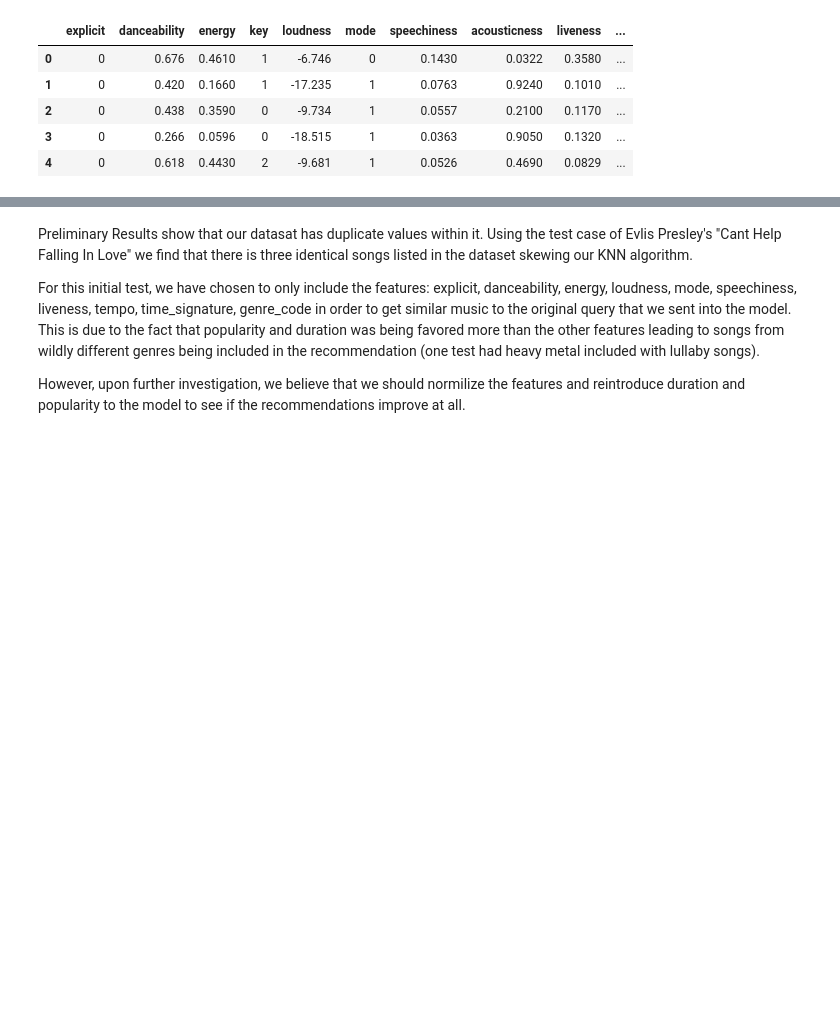
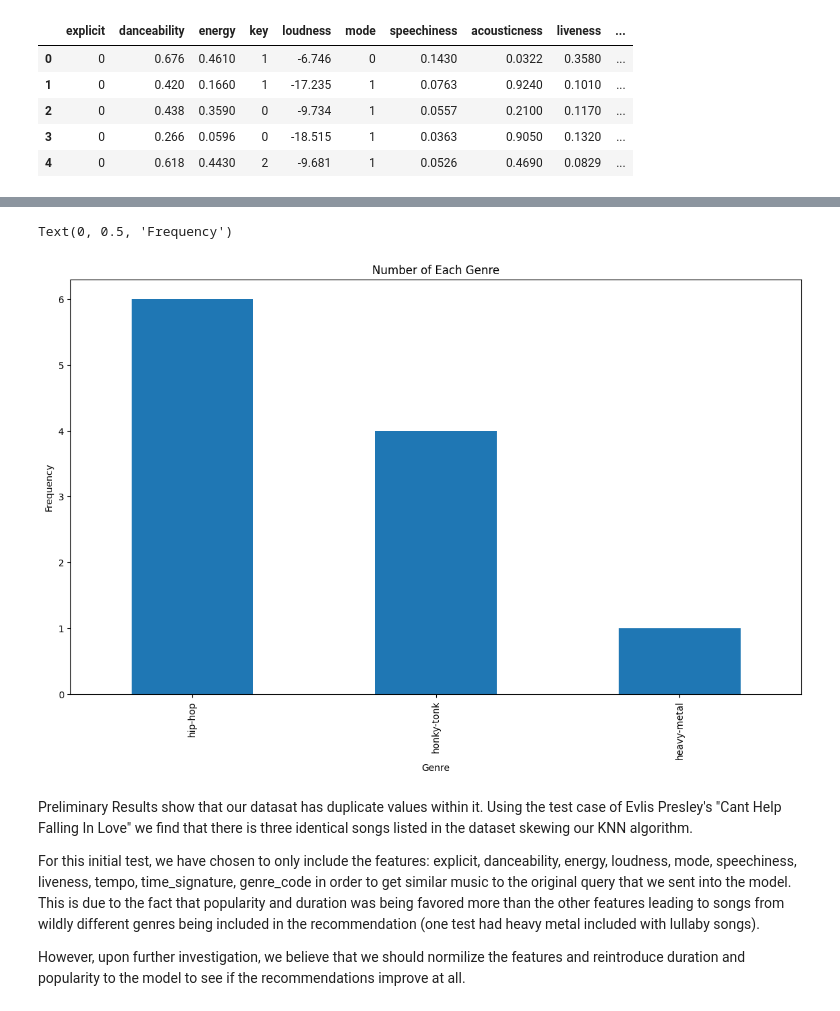
Before and after one commit to COGS118A/Group025-Wi23, a Jupyter notebook: FinalProjectGroup025-Wi23.ipynb, the cells around one changed output, grey strips where cells are left out. Cells and saved outputs as stored; diff of their text form; code cells hidden in the pictures; blank space fills up the shorter version.

```diff
--- a/FinalProjectGroup025-Wi23.ipynb
+++ b/FinalProjectGroup025-Wi23.ipynb
@@ -309,6 +309,6 @@ Name: 5000, dtype: object
 # %%
 #Copying 1 song here from predf due to large dataset size - can be replaced with mean album parameters later with spotipy
-example_user = predf[df['track_genre'] == 'anime'].iloc[0]
+example_user = predf[df['artists'] == 'Drake'].iloc[0]
 k = 10
 model = NearestNeighbors(n_neighbors=k, algorithm="auto", metric='euclidean')
 # %%
@@ -348,0 +317,25 @@ recommended_songs.head()
+# %%
+recommendations = indices[0]
+# random.shuffle(recommendations)
+# recommendations = recommendations[:]
+
+recommended_songs = df.iloc[recommendations[0:2], :]
+# print(recommended_songs)
+test=[]
+for index in recommendations[0:2]:
+    example_user = predf.iloc[index]
+    distances, indices = model.kneighbors([example_user])
+    test.append(indices[0][:])
+    # example_user = x
+    # distances, indices = model.kneighbors([example_user])
+    # np.append(recommendations,indices[0])
+test=np.array(test)
+test=test.flatten()
+recommended_songs = df.iloc[test, :]
+recommended_songs['combined'] = recommended_songs['artists'] + recommended_songs['track_name']
+recommended_songs = recommended_songs.drop_duplicates(subset=['combined'], keep='first')
+recommended_songs=recommended_songs.drop(columns=['combined'], axis=1)
+
+recommended_songs.head
+
+# print(recommended_songs[:10].head)
@@ -349,3 +365,17 @@ recommended_songs.head()
+# %%
+
+# scatter1 = recommended_songs.plot.scatter(x='track_genre',
+#                             y='track_name',
+#                             c='DarkBlue')
+
+ax = recommended_songs['track_genre'].value_counts().plot(kind='bar',
+                                            figsize=(14,8),
+                                            title="Number of Each Genre")
+ax.set_xlabel("Genre")
+ax.set_ylabel("Frequency")
+# %% [output]
+Text(0, 0.5, 'Frequency')
+[figure, added]
 # %% [markdown]
 Preliminary Results show that our datasat has duplicate values within it. Using the test case of Evlis Presley's "Cant Help Falling In Love" we find that there is three identical songs listed in the dataset skewing our KNN algorithm.
 
```
Also changed, not shown: parts of 3 cells of this notebook.
